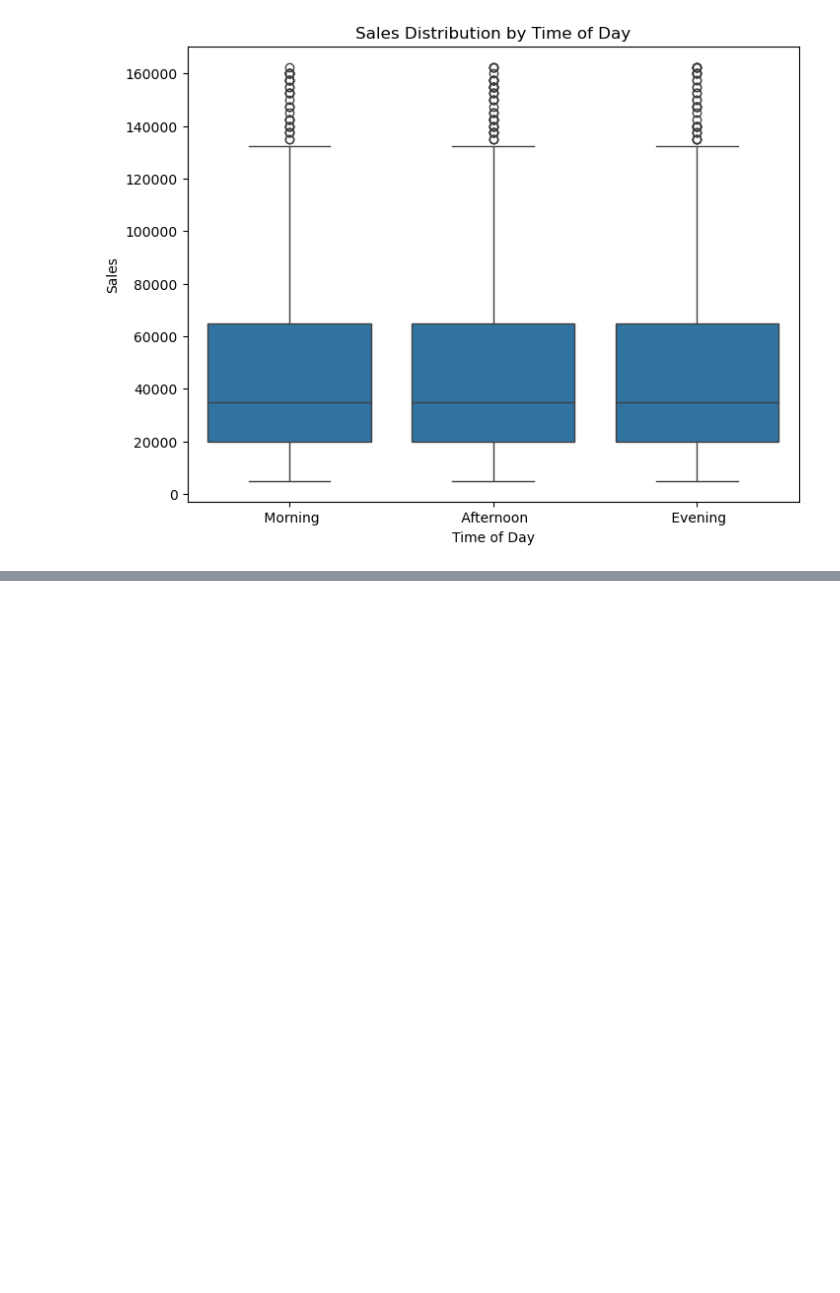
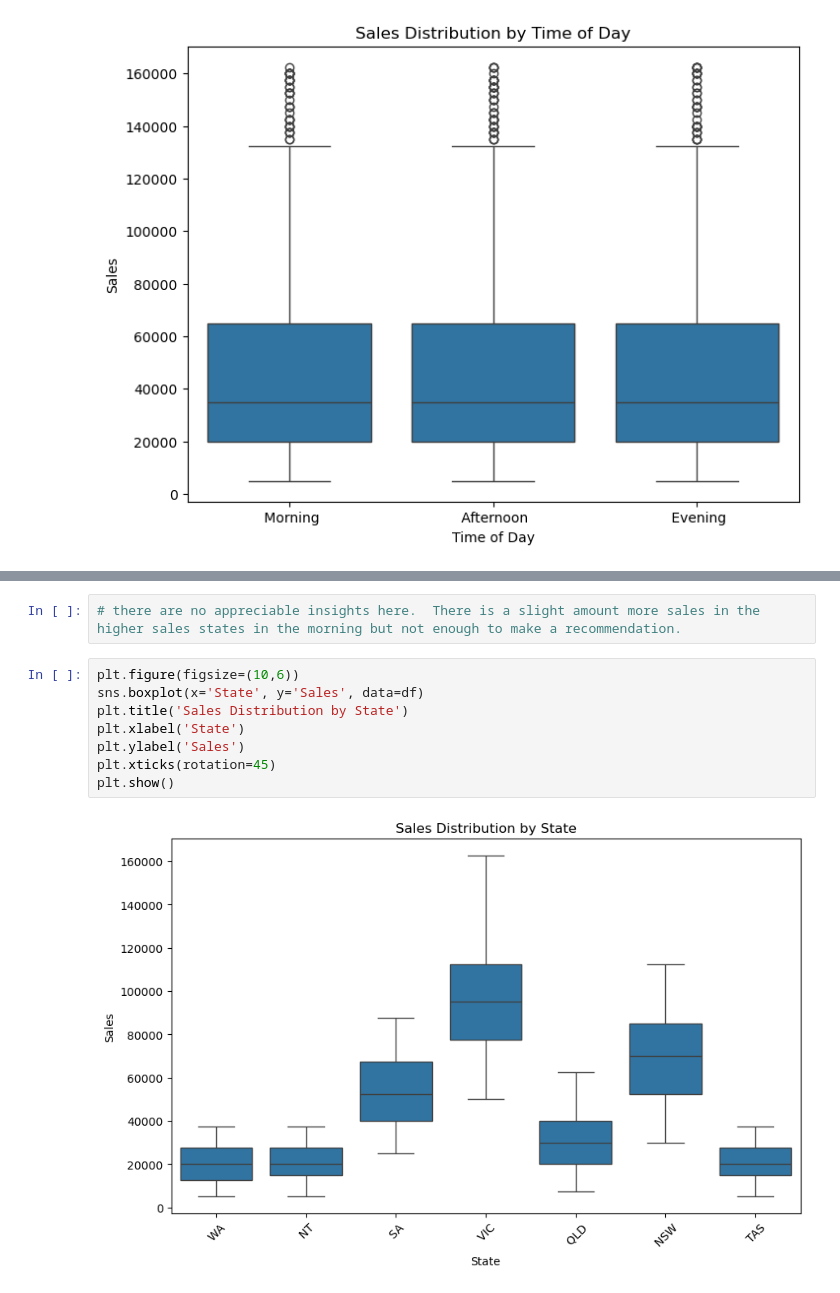
Before and after one commit to aliehs111/AAL_sales, a Jupyter notebook: AAL.ipynb, the cells around one changed output, grey strips where cells are left out. Drawn from its saved outputs; the diff is of its cells as text; blank space fills up the shorter version.

```diff
--- a/AAL.ipynb
+++ b/AAL.ipynb
@@ -298,0 +369,12 @@ print(os.environ['PATH'])
+# %%
+# there are no appreciable insights here.  There is a slight amount more sales in the higher sales states in the morning but not enough to make a recommendation.
+# %%
+plt.figure(figsize=(10,6))
+sns.boxplot(x='State', y='Sales', data=df)
+plt.title('Sales Distribution by State')
+plt.xlabel('State')
+plt.ylabel('Sales')
+plt.xticks(rotation=45)
+plt.show()
+# %% [output]
+[figure, added]
```
Also changed, not shown: parts of 12 cells of this notebook.
